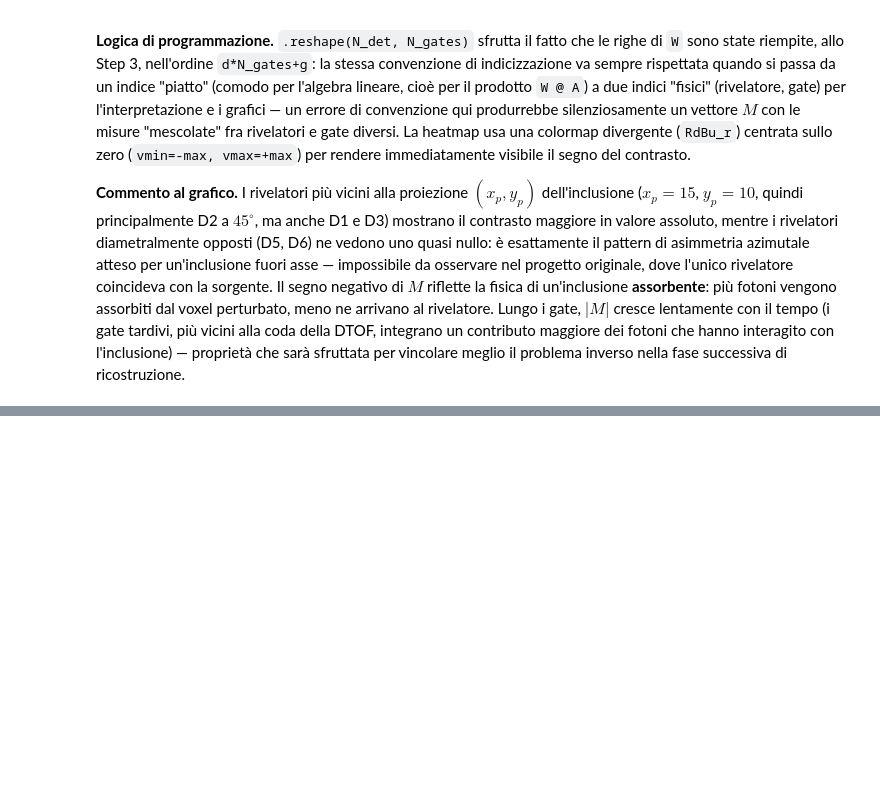
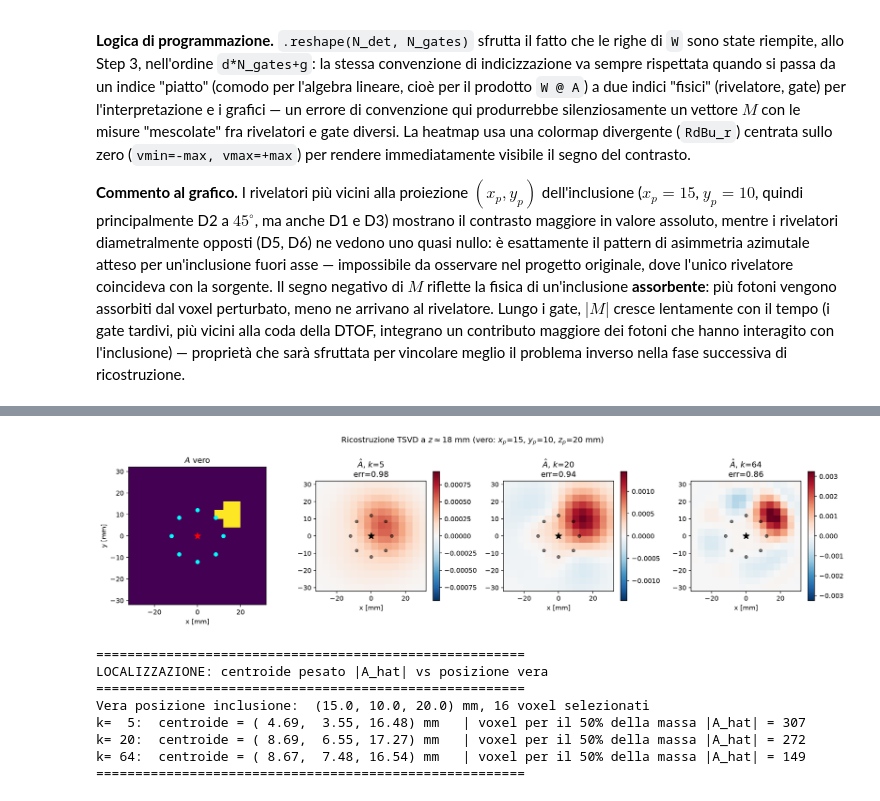
Before and after one commit to Hula555/Ricostruzione-Tomografica-, a Jupyter notebook: dot_project/DOT_Project_Relazione.ipynb, the cells around one changed output, grey strips where cells are left out. Saved outputs shown, nothing was run; the diff lists cells and outputs as text; code cells hidden in the pictures; blank space fills up the shorter version.

```diff
--- a/dot_project/DOT_Project_Relazione.ipynb
+++ b/dot_project/DOT_Project_Relazione.ipynb
@@ -1120,0 +1312,60 @@ meglio il problema inverso nella fase successiva di ricostruzione.
+# %%
+# STEP 4 - Confronto visivo: A vero vs ricostruzioni a diversi k
+k_show = [5, 20, 64]
+iz_show2 = np.argmin(np.abs(z_coords - zp))
+
+fig, axs = plt.subplots(1, len(k_show)+1, figsize=(4*(len(k_show)+1), 4.2))
+
+A_section_true = A_rep[:, :, iz_show2].T
+im0 = axs[0].imshow(A_section_true, origin='lower', cmap='viridis', vmin=0, vmax=dmu_a,
+                     extent=(x_coords[0]-step/2, x_coords[-1]+step/2,
+                             y_coords[0]-step/2, y_coords[-1]+step/2))
+axs[0].scatter(0, 0, marker='*', c='red', s=100)
+axs[0].scatter(det_xy[:, 0], det_xy[:, 1], marker='o', c='cyan', s=30)
+axs[0].set_title('$A$ vero'); axs[0].set_xlabel('x [mm]'); axs[0].set_ylabel('y [mm]')
+
+for ax, k in zip(axs[1:], k_show):
+    A_hat = tsvd_solve(k)
+    A_hat_3d = A_hat.reshape(x_coords.size, y_coords.size, z_coords.size)
+    section = A_hat_3d[:, :, iz_show2].T
+    vmax_hat = np.abs(A_hat).max()
+    im = ax.imshow(section, origin='lower', cmap='RdBu_r', vmin=-vmax_hat, vmax=vmax_hat,
+                    extent=(x_coords[0]-step/2, x_coords[-1]+step/2,
+                            y_coords[0]-step/2, y_coords[-1]+step/2))
+    ax.scatter(0, 0, marker='*', c='k', s=100)
+    ax.scatter(det_xy[:, 0], det_xy[:, 1], marker='o', c='k', s=20, alpha=0.5)
+    ax.set_title(f'$\\hat A$, $k$={k}\nerr={rel_err_A[k-1]:.2f}')
+    ax.set_xlabel('x [mm]')
+    fig.colorbar(im, ax=ax, shrink=0.8)
+fig.suptitle(f"Ricostruzione TSVD a $z\\approx${z_coords[iz_show2]:.0f} mm (vero: "
+             f"$x_p$={xp:.0f}, $y_p$={yp:.0f}, $z_p$={zp:.0f} mm)")
+fig.tight_layout()
+plt.show()
+
+# quantificazione della "sfocatura": centroide pesato e numero di voxel
+# che concentrano meta' della massa |A_hat|, confrontati con i 16 voxel veri
+print("="*55)
+print("LOCALIZZAZIONE: centroide pesato |A_hat| vs posizione vera")
+print("="*55)
+print(f"Vera posizione inclusione:  ({xp:.1f}, {yp:.1f}, {zp:.1f}) mm, "
+      f"{int(np.sum(mask))} voxel selezionati")
+for k in k_show:
+    A_hat = tsvd_solve(k)
+    w_abs = np.abs(A_hat)
+    centroid = (r_V * w_abs[:, None]).sum(axis=0) / w_abs.sum()
+    idx_sorted = np.argsort(-w_abs)
+    cum = np.cumsum(w_abs[idx_sorted]); cum /= cum[-1]
+    n50 = np.searchsorted(cum, 0.5) + 1
+    print(f"k={k:3d}:  centroide = ({centroid[0]:5.2f}, {centroid[1]:5.2f}, {centroid[2]:5.2f}) mm   "
+          f"| voxel per il 50% della massa |A_hat| = {n50}")
+print("="*55)
+# %% [output]
+[figure, added]
+=======================================================
+LOCALIZZAZIONE: centroide pesato |A_hat| vs posizione vera
+=======================================================
+Vera posizione inclusione:  (15.0, 10.0, 20.0) mm, 16 voxel selezionati
+k=  5:  centroide = ( 4.69,  3.55, 16.48) mm   | voxel per il 50% della massa |A_hat| = 307
+k= 20:  centroide = ( 8.69,  6.55, 17.27) mm   | voxel per il 50% della massa |A_hat| = 272
+k= 64:  centroide = ( 8.67,  7.48, 16.54) mm   | voxel per il 50% della massa |A_hat| = 149
+=======================================================
```
Also changed, not shown: parts of 9 cells of this notebook.
